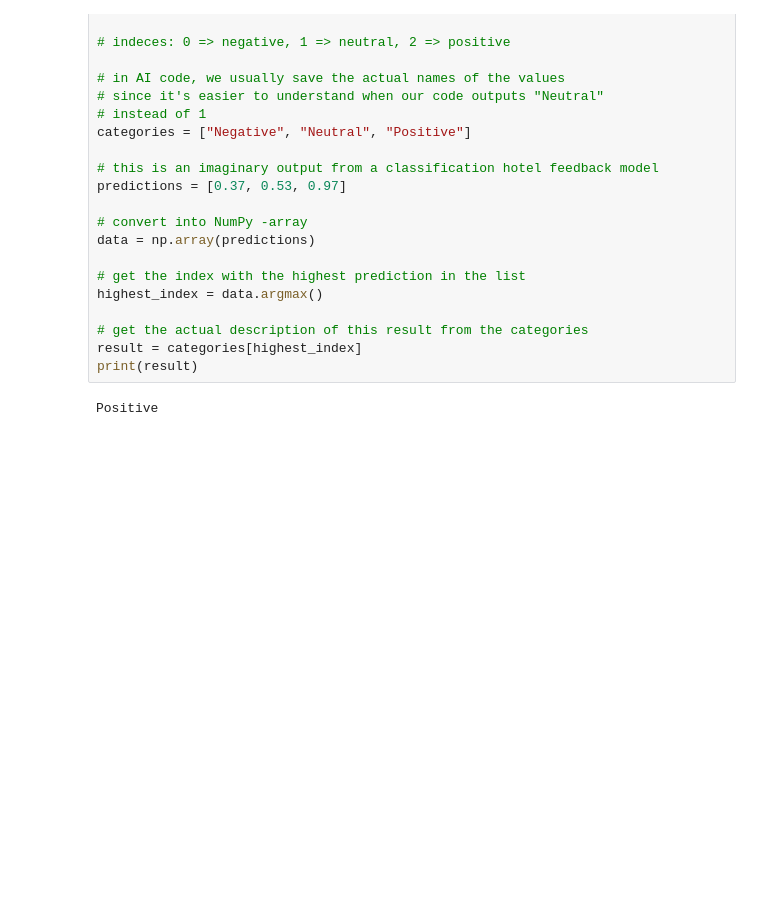
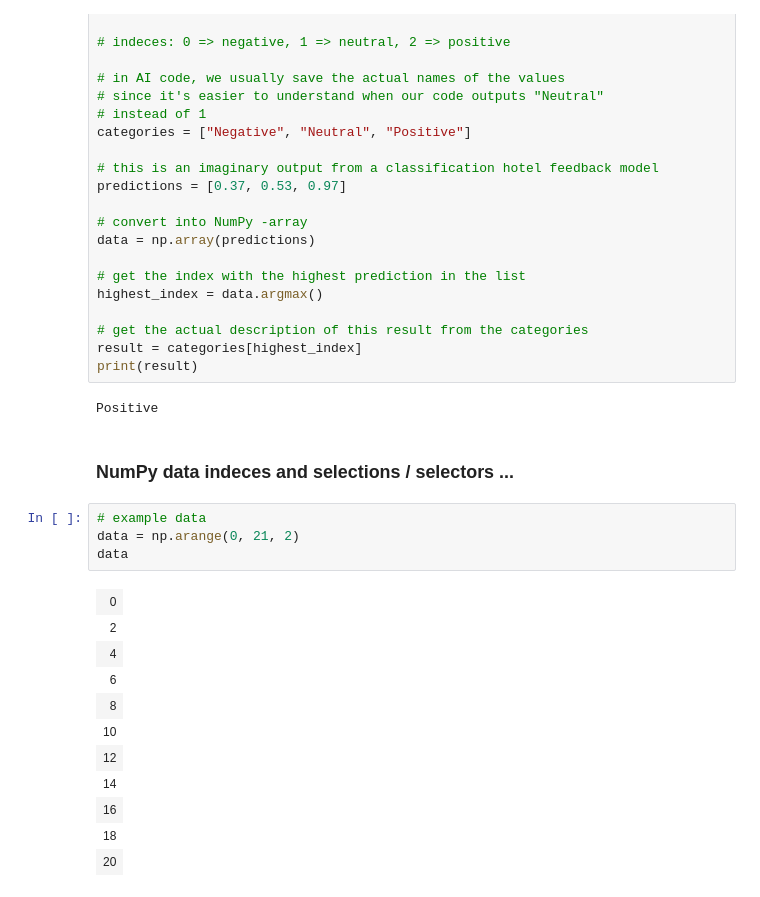
Before and after one commit to tuomasvaltanenLUAS/DataAnalytics2026, a Jupyter notebook: lecture2_numpy/numpy_examples1.ipynb, the cells around one changed output. Saved outputs shown, nothing was run; the diff lists cells and outputs as text; blank space fills up the shorter version.

```diff
--- a/lecture2_numpy/numpy_examples1.ipynb
+++ b/lecture2_numpy/numpy_examples1.ipynb
@@ -367,3 +367,21 @@ result = categories[highest_index]
 print(result)
 # %% [output]
 Positive
+# %% [markdown]
+### NumPy data indeces and selections / selectors ...
+# %%
+# example data
+data = np.arange(0, 21, 2)
+data
+# %% [output]
+| 0 |
+| 2 |
+| 4 |
+| 6 |
+| 8 |
+| 10 |
+| 12 |
+| 14 |
+| 16 |
+| 18 |
+| 20 |
```
Also changed, not shown: parts of 45 cells of this notebook.
